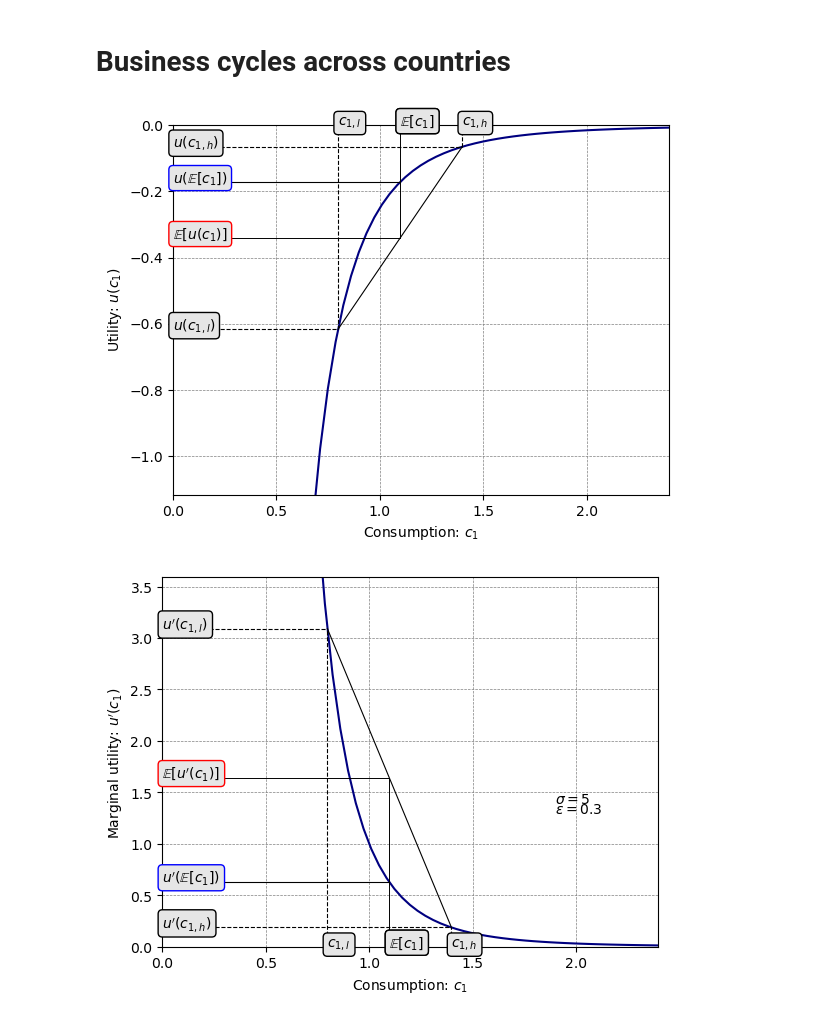
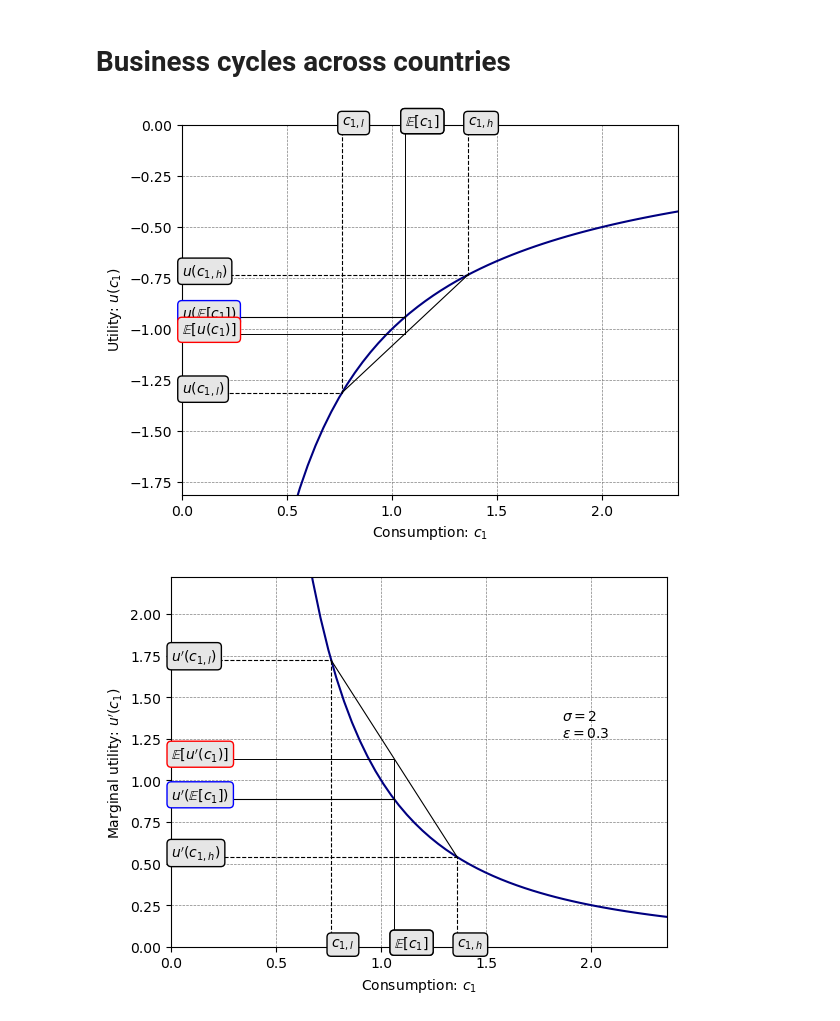
Before and after one commit to jvkramer/MacroIII_public, a Jupyter notebook: Lecture 5/risk.ipynb, the cells around one changed output. Saved outputs shown, nothing was run; the diff lists cells and outputs as text; code cells hidden in the pictures.

```diff
--- a/Lecture 5/risk.ipynb
+++ b/Lecture 5/risk.ipynb
@@ -29,7 +29,7 @@ def solvec0(cguess,eps,probh,y0,y1,r,σ,β):
     diff = uprime(cguess,σ) - β*(1+r)*(probh*uprime(c1h,σ)+(1-probh)*uprime(c1l,σ))
     return diff
 
-σ = 5
+σ = 2
 y0 = 1
 y1 = 1
 r = 0.04
@@ -121,35 +121,35 @@ plt.plot((0,c1m),(up1m,up1m), linestyle = 'solid',color = 'black', linewidth = 0
 plt.plot((0,c1m),(uprime(c1m,σ),uprime(c1m,σ)), linestyle = 'solid',color = 'black', linewidth = 0.8)
 
 plt.ylim(0,uprime(c1l,σ)+0.5)
 plt.xlim(0,c1h+1)
 
 plt.annotate(r'$ \sigma = $' + str(σ),(c1h+0.5,c1h))
 plt.annotate(r'$ \varepsilon = $' + str(eps),(c1h+0.5,c1h-0.1))
 
 ## u'
 plt.annotate(r'$u^\prime(c_{1,l})$',xy= (0,uprime(c1l,σ)), xycoords='data',
                          bbox=dict(boxstyle="round", fc="0.9"))
 plt.annotate(r'$u^\prime(c_{1,h})$',xy= (0,uprime(c1h,σ)), xycoords='data',
                          bbox=dict(boxstyle="round", fc="0.9"))
 plt.annotate(r'$u^\prime(\mathbb{E}[c_{1}])$',xy= (0,uprime(c1m,σ)), xycoords='data',
                          bbox=dict(edgecolor='blue',boxstyle="round", fc="0.9"))
 plt.annotate(r'$\mathbb{E}[u^\prime(c_{1})]$',xy= (0,up1m), xycoords='data',
                          bbox=dict(edgecolor='red',boxstyle="round", fc="0.9"))
 
 ## c
 plt.annotate(r'$c_{1,l}$',xy= (c1l,0), xycoords='data',
                          bbox=dict(boxstyle="round", fc="0.9"))
 plt.annotate(r'$c_{1,h}$',xy= (c1h,0), xycoords='data',
                          bbox=dict(boxstyle="round", fc="0.9"))
 plt.annotate(r'$\mathbb{E}[c_{1}]$',xy= (c1m,0), xycoords='data',
                          bbox=dict(boxstyle="round", fc="0.9"))
 plt.annotate(r'$\mathbb{E}[c_{1}]$',xy= (c1m,0), xycoords='data',
                          bbox=dict(boxstyle="round", fc="0.9"))
 figname = 'risk_'+str(σ)+str(eps) +'.pdf'
 plt.savefig(figname)
 # %% [output]
-[figure, old version]
+[figure, new version]
-[figure, old version]
+[figure, new version]
 # %%
 ## BASELINE figure
 c1h = y1+eps+(1+r)*(y0-c0)
```
Also changed, not shown: parts of 1 cell of this notebook, 6 other files.
